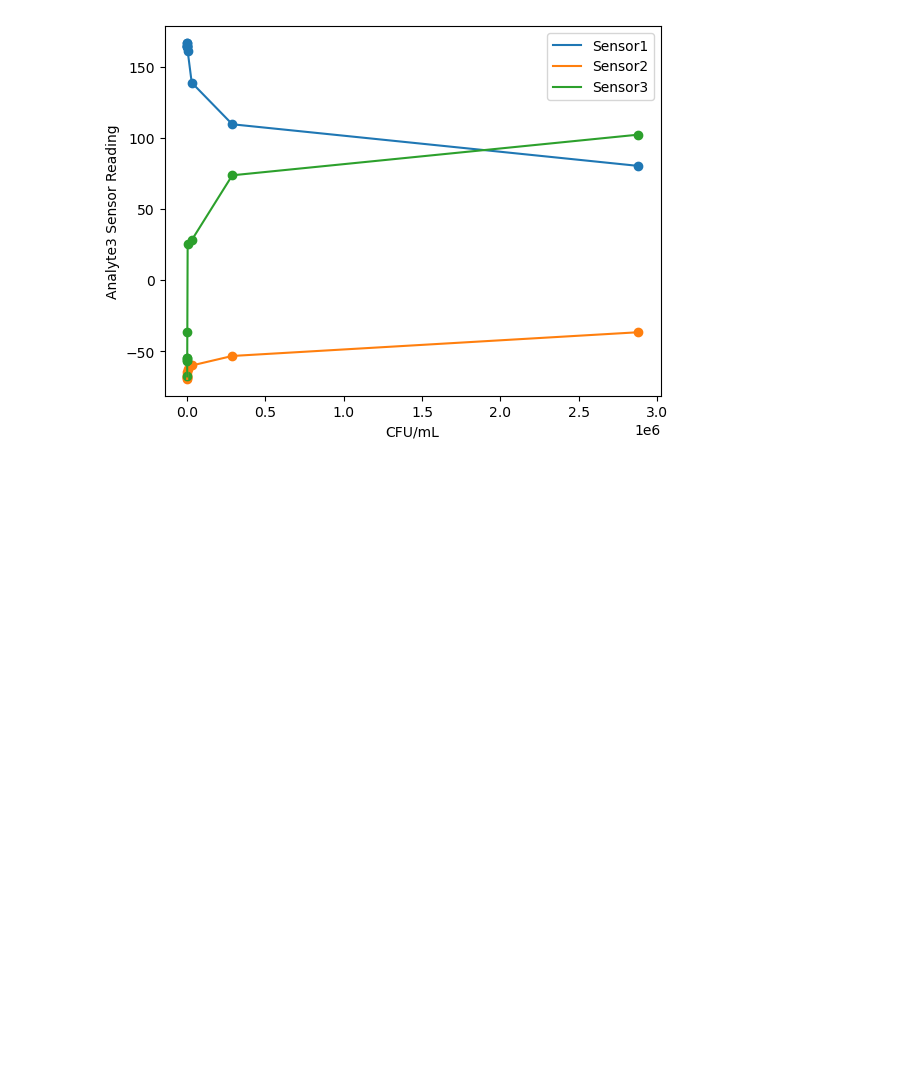
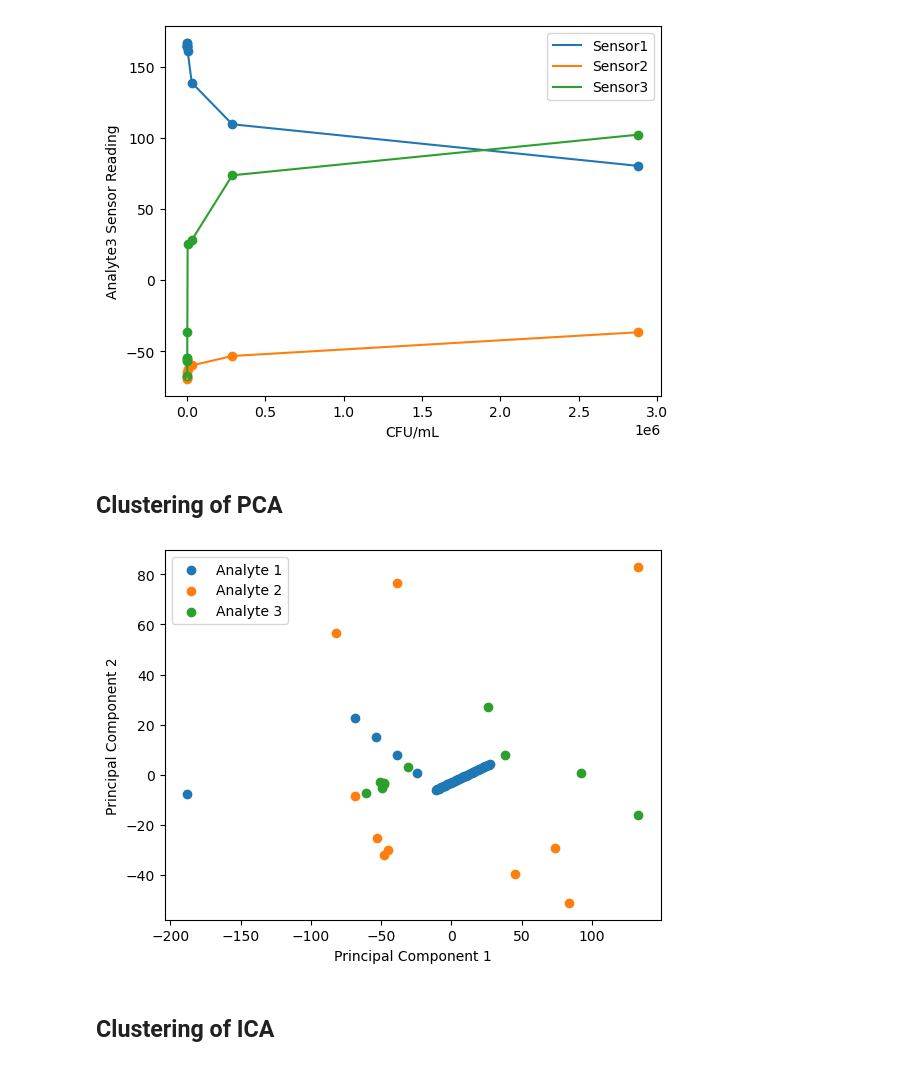
Before and after one commit to SohamD34/BTP, a Jupyter notebook: scripts/analysis.ipynb, the cells around one changed output. Cells and saved outputs as stored; diff of their text form; code cells hidden in the pictures; blank space fills up the shorter version.

```diff
--- a/scripts/analysis.ipynb
+++ b/scripts/analysis.ipynb
@@ -111,3 +113,28 @@ plt.savefig('../docs/plots/analyte3.png')
 plt.show()
 # %% [output]
 [figure]
+# %% [markdown]
+## Clustering of PCA
+# %%
+pca = PCA(n_components=2)
+pca_analyte1 = pca.fit_transform(analyte1[['Sensor1', 'Sensor2', 'Sensor3']])
+
+pca = PCA(n_components=2)
+pca_analyte2 = pca.fit_transform(analyte2[['Sensor1', 'Sensor2', 'Sensor3']])
+
+pca = PCA(n_components=2)
+pca_analyte3 = pca.fit_transform(analyte3[['Sensor1', 'Sensor2', 'Sensor3']])
+# %%
+plt.scatter(pca_analyte1[:,0], pca_analyte1[:,1], label='Analyte 1')
+plt.scatter(pca_analyte2[:,0], pca_analyte2[:,1], label='Analyte 2')
+plt.scatter(pca_analyte3[:,0], pca_analyte3[:,1], label='Analyte 3')
+plt.xlabel('Principal Component 1')
+plt.ylabel('Principal Component 2')
+plt.legend()
+plt.savefig('../docs/plots/pca.png')
+
+plt.show()
+# %% [output]
+[figure, added]
+# %% [markdown]
+## Clustering of ICA
```
Also changed, not shown: parts of 8 cells of this notebook, 7 other files.
